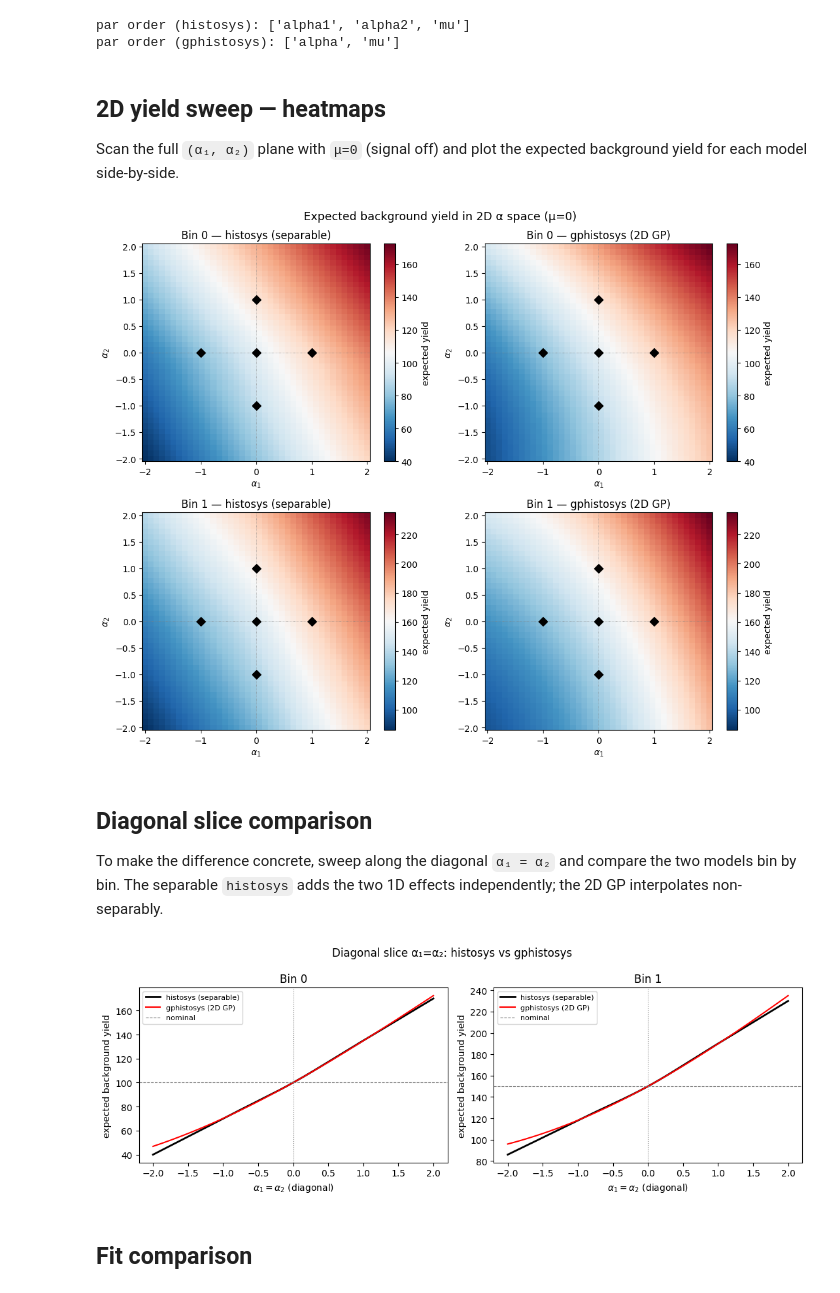
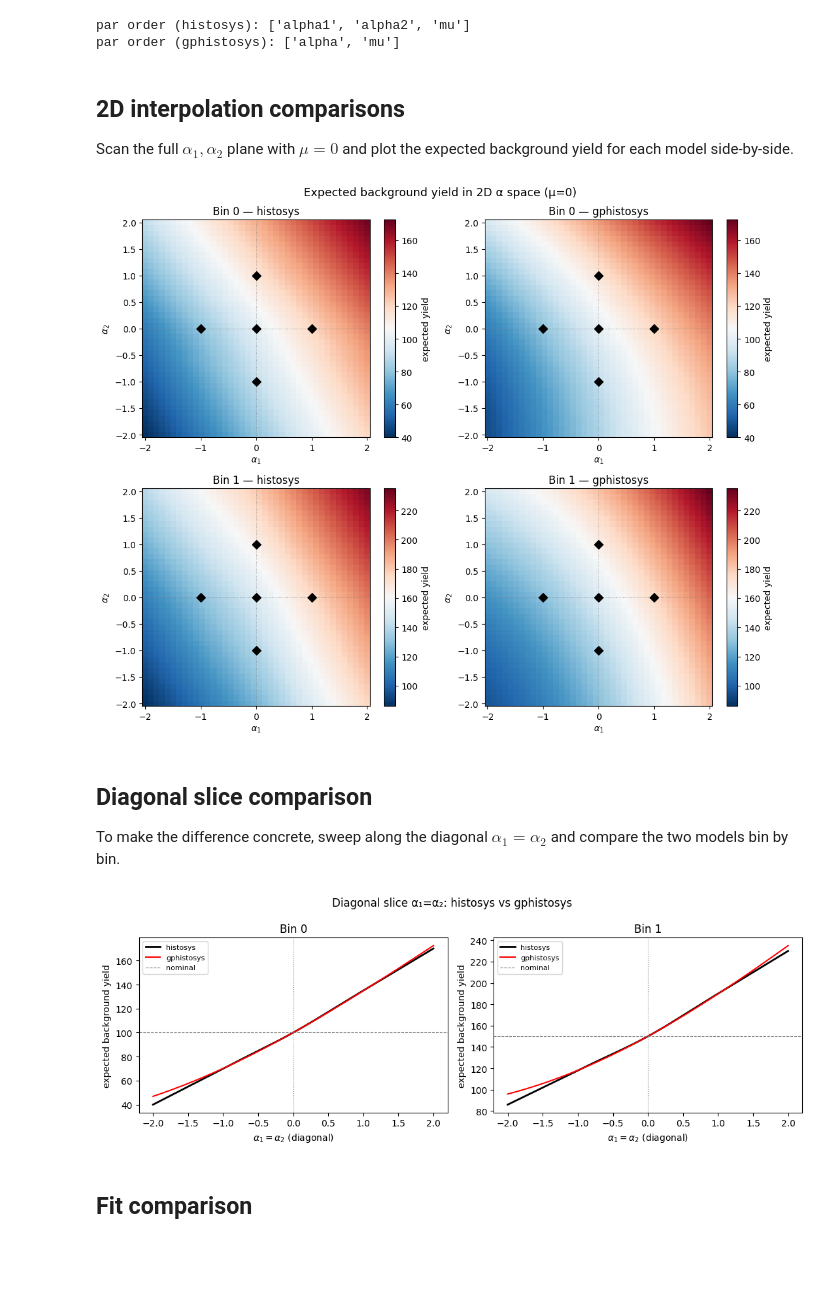
Before and after one commit to JaySandesara/pyhf, a Jupyter notebook: docs/examples/notebooks/gphistosys_2d.ipynb, the cells around one changed output. Cells and saved outputs as stored; diff of their text form; code cells hidden in the pictures; blank space fills up the shorter version.

```diff
--- a/docs/examples/notebooks/gphistosys_2d.ipynb
+++ b/docs/examples/notebooks/gphistosys_2d.ipynb
@@ -29,18 +18,11 @@ NOM  = [100.0, 150.0]   # nominal background, 2 bins
 SIG  = [ 30.0,  95.0]   # signal
 DATA = [100.0, 150.0]   # observed
 
-# Templates at the 5 cardinal nodes in 2D alpha space
-# Node layout:  (0,0)=nom, (+1,0)=a1_hi, (-1,0)=a1_lo, (0,+1)=a2_hi, (0,-1)=a2_lo
-T_NOM   = [100.0, 150.0]   # (0,  0)
-T_A1_HI = [120.0, 175.0]   # (+1, 0)  — alpha1 up
-T_A1_LO = [ 80.0, 130.0]   # (-1, 0)  — alpha1 down
-T_A2_HI = [115.0, 165.0]   # (0, +1)  — alpha2 up
-T_A2_LO = [ 90.0, 138.0]   # (0, -1)  — alpha2 down
-
-# Corresponding histosys lo/hi for the two independent 1D modifiers
-# (used in the separable histosys baseline)
-LO_A1, HI_A1 = T_A1_LO, T_A1_HI
-LO_A2, HI_A2 = T_A2_LO, T_A2_HI
+# Templates at basis points
+A1_HI = [120.0, 175.0]   # (+1, 0)  — alpha1 up
+A1_LO = [ 80.0, 130.0]   # (-1, 0)  — alpha1 down
+A2_HI = [115.0, 165.0]   # (0, +1)  — alpha2 up
+A2_LO = [ 90.0, 138.0]   # (0, -1)  — alpha2 down
 # %% [markdown]
 ## Build workspaces
 # %%
@@ -55,9 +37,9 @@ def make_histosys2d_ws():
              "data": NOM,
              "modifiers": [
                  {"name": "alpha1", "type": "histosys",
-                  "data": {"lo_data": LO_A1, "hi_data": HI_A1}},
+                  "data": {"lo_data": A1_LO, "hi_data": A1_HI}},
                  {"name": "alpha2", "type": "histosys",
-                  "data": {"lo_data": LO_A2, "hi_data": HI_A2}},
+                  "data": {"lo_data": A2_LO, "hi_data": A2_HI}},
              ]},
         ]}],
         "observations": [{"name": "SR", "data": DATA}],
@@ -66,7 +48,7 @@ def make_histosys2d_ws():
     }
 
 
-def make_gphistosys2d_ws(nodes, templates):
+def make_gphistosys2d_ws(basis, templates):
     """Single gphistosys modifier with a 2D alpha vector."""
     return {
         "channels": [{"name": "SR", "samples": [
@@ -76,8 +58,10 @@ def make_gphistosys2d_ws(nodes, templates):
             {"name": "background",
              "data": NOM,
              "modifiers": [
-                 {"name": "alpha", "type": "gphistosys",
-                  "data": {"nodes": nodes, "templates": templates}},
+                 {"name": "alpha",
+                  "type": "gphistosys",
+                  "data": {"nodes": basis,
+                           "templates": templates}},
              ]},
         ]}],
         "observations": [{"name": "SR", "data": DATA}],
@@ -88,23 +72,23 @@ def make_gphistosys2d_ws(nodes, templates):
 
 modifier_set = pyhf.modifiers.histfactory_set
 
-# --- histosys baseline (separable) ---
+# --- histosys baseline ---
 histo_model = pyhf.Workspace(make_histosys2d_ws()).model(
     modifier_set=modifier_set,
     modifier_settings={'histosys': {'interpcode': 'code4p'}},
 )
 
-# --- gphistosys 2D: 5 cardinal nodes ---
-nodes_5 = [
+# --- gphistosys 2D: 5 basis ---
+basis = [
     [ 0.0,  0.0],   # nominal
     [ 1.0,  0.0],   # alpha1 up
     [-1.0,  0.0],   # alpha1 down
     [ 0.0,  1.0],   # alpha2 up
     [ 0.0, -1.0],   # alpha2 down
 ]
-templates_5 = [T_NOM, T_A1_HI, T_A1_LO, T_A2_HI, T_A2_LO]
+templates = [NOM, A1_HI, A1_LO, A2_HI, A2_LO]
 
-gp_model = pyhf.Workspace(make_gphistosys2d_ws(nodes_5, templates_5)).model(
+gp_model = pyhf.Workspace(make_gphistosys2d_ws(basis, templates)).model(
     modifier_set=modifier_set,
     modifier_settings={'gphistosys': {'length_scale': 10.0, 'noise': 0.0}},
     validate=False,
@@ -116,10 +100,9 @@ print('par order (gphistosys):', gp_model.config.par_order)
 par order (histosys): ['alpha1', 'alpha2', 'mu']
 par order (gphistosys): ['alpha', 'mu']
 # %% [markdown]
-## 2D yield sweep — heatmaps
+## 2D interpolation comparisons
 
-Scan the full `(α₁, α₂)` plane with `μ=0` (signal off) and plot the expected
-background yield for each model side-by-side.
+Scan the full $\alpha_1, \alpha_2$ plane with $\mu=0$ and plot the expected background yield for each model side-by-side.
 # %%
 grid_pts = 40
 a_vals = np.linspace(-2.0, 2.0, grid_pts)
@@ -157,39 +140,37 @@ Y_gp    = sweep_2d(gp_model,    A1, A2, alpha_name='alpha')
 # %%
 fig, axes = plt.subplots(2, 2, figsize=(11, 9))
 
 for bin_idx, row in enumerate(axes):
     vmin = min(Y_histo[:, :, bin_idx].min(), Y_gp[:, :, bin_idx].min())
     vmax = max(Y_histo[:, :, bin_idx].max(), Y_gp[:, :, bin_idx].max())
 
     for ax, Y, title in zip(row,
                              [Y_histo, Y_gp],
-                             ['histosys (separable)', 'gphistosys (2D GP)']):
+                             ['histosys', 'gphistosys']):
         im = ax.pcolormesh(A1, A2, Y[:, :, bin_idx],
                            cmap='RdBu_r', vmin=vmin, vmax=vmax, shading='auto')
         fig.colorbar(im, ax=ax, label='expected yield')
 
-        # Mark anchor nodes
+        # Mark anchor basis
         node_a1 = [0, 1, -1, 0,  0]
         node_a2 = [0, 0,  0, 1, -1]
         ax.scatter(node_a1, node_a2, c='k', s=50, zorder=5, marker='D')
 
         ax.axhline(0, color='grey', lw=0.6, ls=':')
         ax.axvline(0, color='grey', lw=0.6, ls=':')
         ax.set_xlabel(r'$\alpha_1$')
         ax.set_ylabel(r'$\alpha_2$')
         ax.set_title(f'Bin {bin_idx} — {title}')
 
 plt.suptitle('Expected background yield in 2D α space (μ=0)', fontsize=13)
 plt.tight_layout()
 plt.show()
 # %% [output]
-[figure, old version]
+[figure, new version]
 # %% [markdown]
 ## Diagonal slice comparison
 
-To make the difference concrete, sweep along the diagonal `α₁ = α₂` and compare
-the two models bin by bin.  The separable `histosys` adds the two 1D effects
-independently; the 2D GP interpolates non-separably.
+To make the difference concrete, sweep along the diagonal $\alpha_1 = \alpha_2$ and compare the two models bin by bin.
 # %%
 diag_vals = np.linspace(-2.0, 2.0, 200)
 A1_diag = np.column_stack([diag_vals, diag_vals])   # (200, 2)
@@ -218,8 +199,8 @@ y_gp_diag    = sweep_diagonal(gp_model,    diag_vals, alpha_name='alpha')
 
 fig, axes = plt.subplots(1, 2, figsize=(11, 4))
 for bin_idx, ax in enumerate(axes):
-    ax.plot(diag_vals, y_histo_diag[:, bin_idx], 'k-',  lw=2,   label='histosys (separable)')
-    ax.plot(diag_vals, y_gp_diag   [:, bin_idx], 'r-',  lw=1.5, label='gphistosys (2D GP)')
+    ax.plot(diag_vals, y_histo_diag[:, bin_idx], 'k-',  lw=2,   label='histosys ')
+    ax.plot(diag_vals, y_gp_diag   [:, bin_idx], 'r-',  lw=1.5, label='gphistosys')
     ax.axvline(0, color='grey', lw=0.8, ls=':')
     ax.axhline(NOM[bin_idx], color='grey', lw=0.8, ls='--', label='nominal')
     ax.set_xlabel(r'$\alpha_1 = \alpha_2$ (diagonal)')
@@ -227,11 +208,11 @@ for bin_idx, ax in enumerate(axes):
     ax.set_title(f'Bin {bin_idx}')
     ax.legend(fontsize=8)
 
-plt.suptitle('Diagonal slice α₁=α₂: histosys vs gphistosys', fontsize=12)
+plt.suptitle(r'Diagonal slice $\alpha_1 = \alpha_2$: histosys vs gphistosys', fontsize=12)
 plt.tight_layout()
 plt.show()
 # %% [output]
-[figure, old version]
+[figure, new version]
 # %% [markdown]
 ## Fit comparison
 # %%
```
Also changed, not shown: parts of 6 cells of this notebook, 2 other files.
